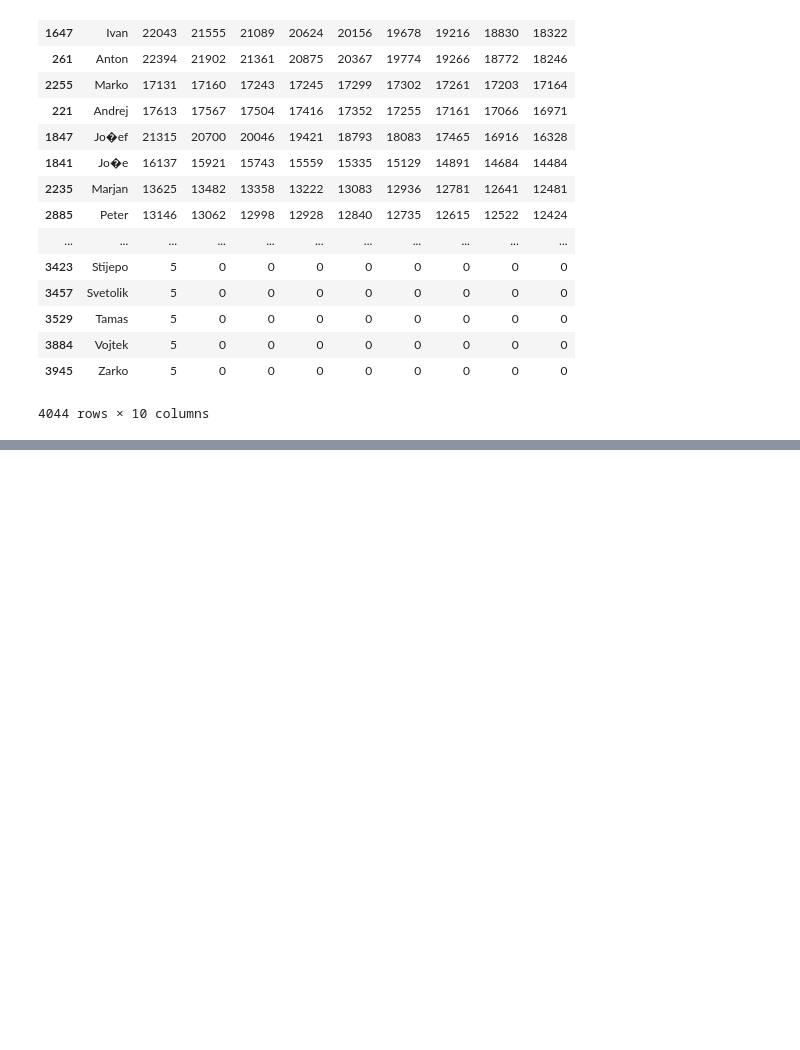
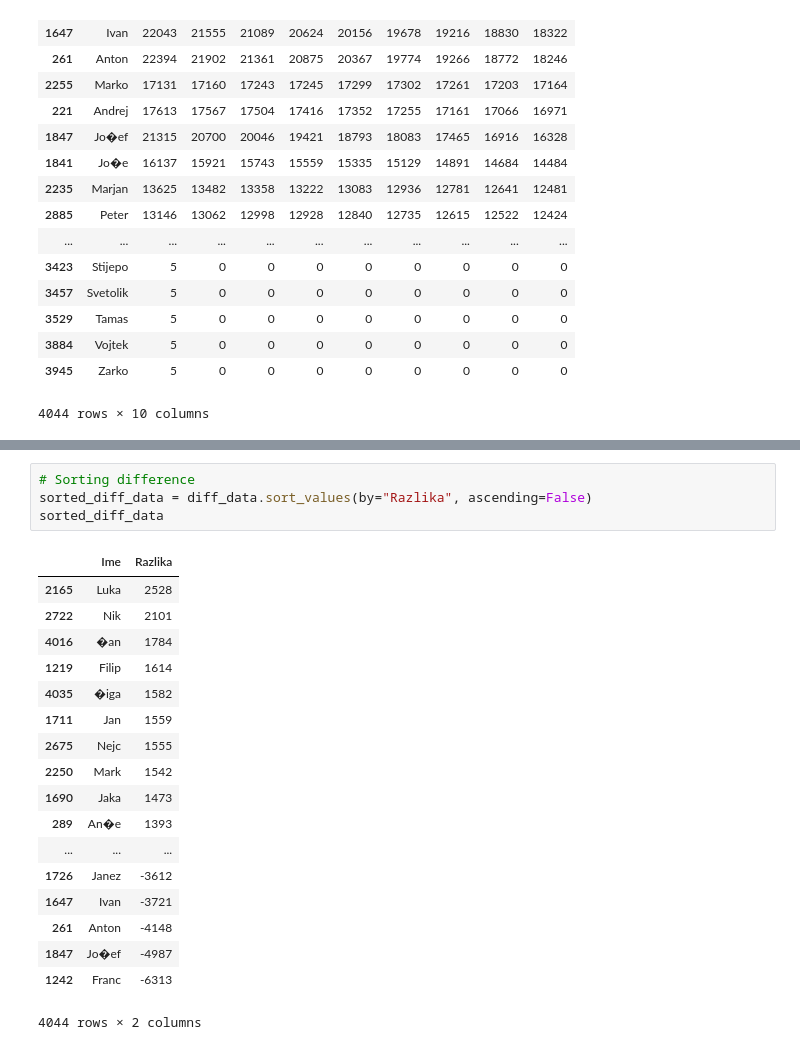
Before and after one commit to RokKos/DataAnalysis, a Jupyter notebook: NamesInSLovenia.ipynb, the cells around one changed output, grey strips where cells are left out. Saved outputs shown, nothing was run; the diff lists cells and outputs as text; blank space fills up the shorter version.

```diff
--- a/NamesInSLovenia.ipynb
+++ b/NamesInSLovenia.ipynb
@@ -60,0 +95,23 @@ plt.show()
+# %%
+# Sorting difference
+sorted_diff_data = diff_data.sort_values(by="Razlika", ascending=False)
+sorted_diff_data
+# %% [output]
+|  | Ime | Razlika |
+| 2165 | Luka | 2528 |
+| 2722 | Nik | 2101 |
+| 4016 | �an | 1784 |
+| 1219 | Filip | 1614 |
+| 4035 | �iga | 1582 |
+| 1711 | Jan | 1559 |
+| 2675 | Nejc | 1555 |
+| 2250 | Mark | 1542 |
+| 1690 | Jaka | 1473 |
+| 289 | An�e | 1393 |
+| ... | ... | ... |
+| 1726 | Janez | -3612 |
+| 1647 | Ivan | -3721 |
+| 261 | Anton | -4148 |
+| 1847 | Jo�ef | -4987 |
+| 1242 | Franc | -6313 |
+4044 rows × 2 columns
```
Also changed, not shown: parts of 6 cells of this notebook.
